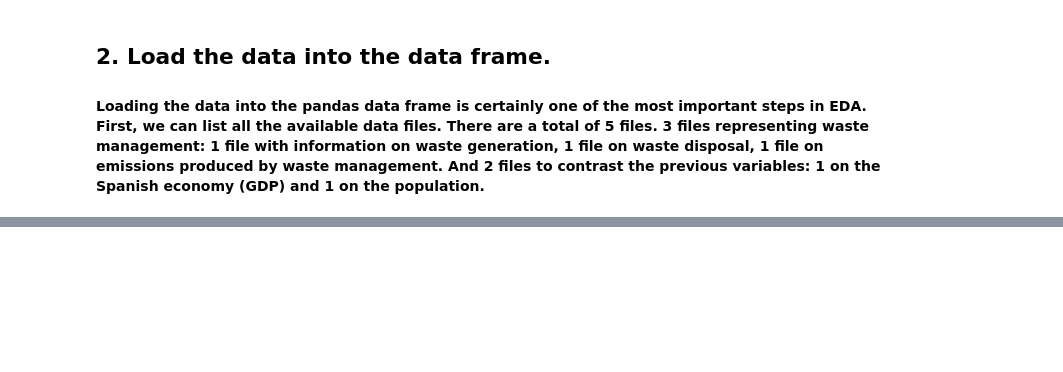
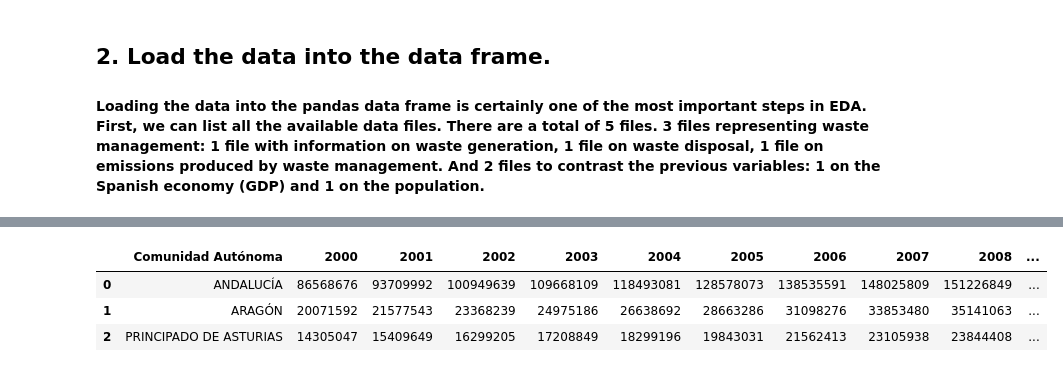
Before and after one commit to Marycruz1189/MaryC-MezaR, a Jupyter notebook: data_science_bootcamp_2021/Waste_Management_EDA_proyect/src/main.ipynb, the cells around one changed output, grey strips where cells are left out. Saved outputs shown, nothing was run; the diff lists cells and outputs as text; code cells hidden in the pictures; blank space fills up the shorter version.

```diff
--- a/data_science_bootcamp_2021/Waste_Management_EDA_proyect/src/main.ipynb
+++ b/data_science_bootcamp_2021/Waste_Management_EDA_proyect/src/main.ipynb
@@ -38,0 +47,7 @@ waste_emissions = pd.read_excel(emissions)
+# %%
+gdp.head(3)
+# %% [output]
+|  | Comunidad Autónoma | 2000 | 2001 | 2002 | 2003 | 2004 | 2005 | 2006 | 2007 | 2008 | ... |
+| 0 | ANDALUCÍA | 86568676 | 93709992 | 100949639 | 109668109 | 118493081 | 128578073 | 138535591 | 148025809 | 151226849 | ... |
+| 1 | ARAGÓN | 20071592 | 21577543 | 23368239 | 24975186 | 26638692 | 28663286 | 31098276 | 33853480 | 35141063 | ... |
+| 2 | PRINCIPADO DE ASTURIAS | 14305047 | 15409649 | 16299205 | 17208849 | 18299196 | 19843031 | 21562413 | 23105938 | 23844408 | ... |
```
Also changed, not shown: parts of 26 cells of this notebook, 20 other files.
